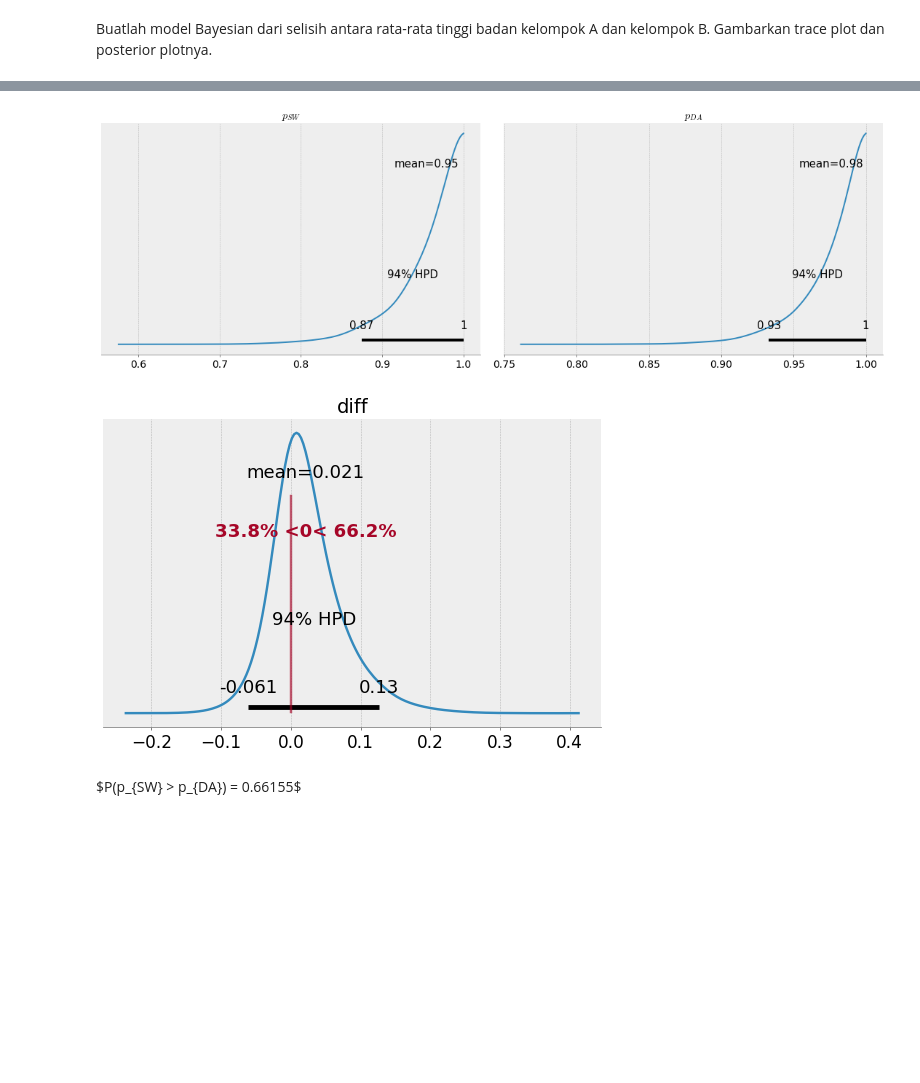
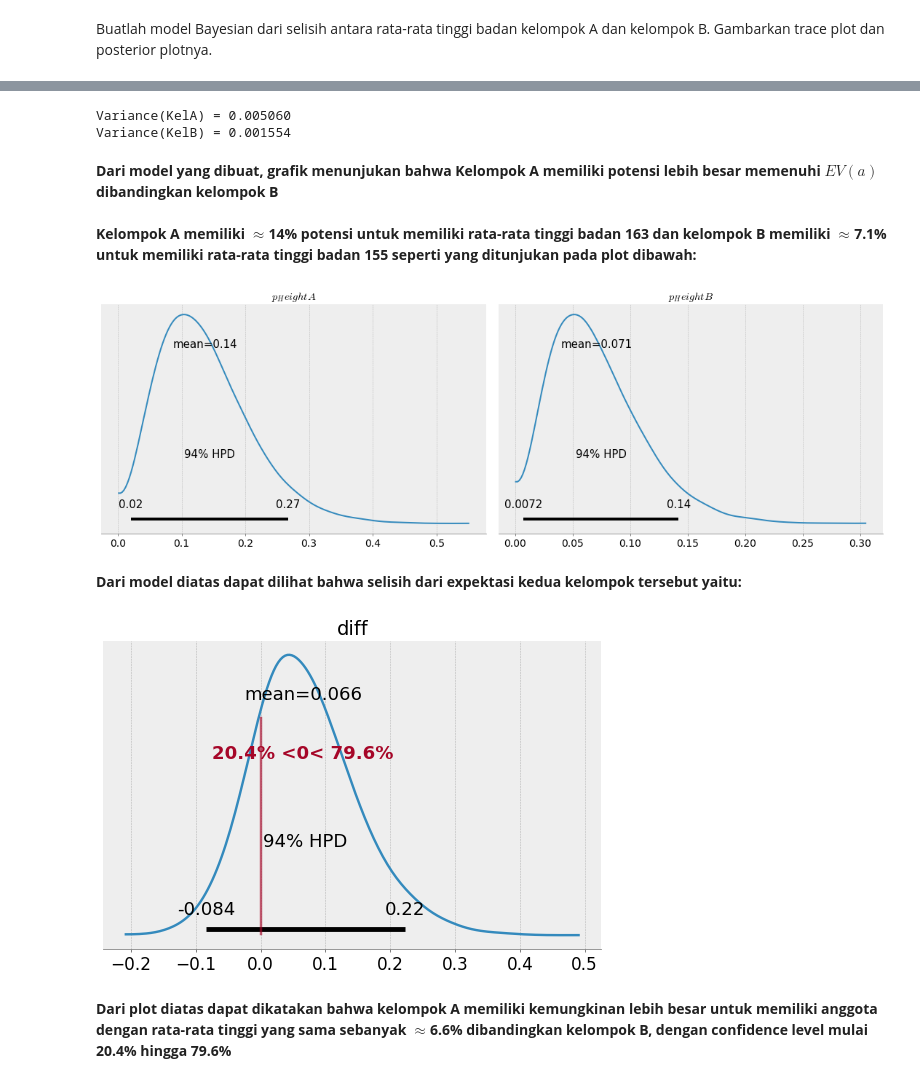
Before and after one commit to satrio-hw/probabilistic-programming, a Jupyter notebook: tugas4_0102517023.ipynb, the cells around one changed output, grey strips where cells are left out. Cells and saved outputs as stored; diff of their text form; code cells hidden in the pictures; blank space fills up the shorter version.

```diff
--- a/tugas4_0102517023.ipynb
+++ b/tugas4_0102517023.ipynb
@@ -209,14 +231,16 @@ data in group B :  40
 with pm.Model() as model_no2:
     # kode Anda di sini
     p_heightA = pm.Beta('prior_a', alpha=1, beta=1) #prior height A
-    solved_heightA = pm.Binomial('hA', n=20, p=p_heightA, observed=20)
+    sesuairatarata_heightA = pm.Binomial('hA', n=20, p=p_heightA, observed=2)
 
     p_heightB = pm.Beta('prior_b', alpha=1, beta=1) #prior height B
-    solved_heightB = pm.Binomial('hB', n=40, p=p_heightB, observed=40)
+    sesuairatarata_heightB = pm.Binomial('hB', n=40, p=p_heightB, observed=2)
 
-    diff = pm.Deterministic('diff', p_heightB - p_heightA)
+    diff = pm.Deterministic('diff', p_heightA - p_heightB)
 
     trace_modelno2 = pm.sample(10000)
+
+pm.summary(trace_modelno2)
 # %% [output]
 Auto-assigning NUTS sampler...
 Initializing NUTS using jitter+adapt_diag...
@@ -232,16 +276,23 @@ pm.summary(trace_modelno2)
+# %%
+print('Variance(KelA) = %f' % ((trace_modelno2['prior_a']).var()))
+print('Variance(KelB) = %f' % ((trace_modelno2['prior_b']).var()))
+# %% [output]
+Variance(KelA) = 0.005060
+Variance(KelB) = 0.001554
+# %% [markdown]
+**Dari model yang dibuat, grafik menunjukan bahwa Kelompok A memiliki potensi lebih besar memenuhi $EV(a)$ dibandingkan kelompok B<br><br>
+Kelompok A memiliki $\approx$14% potensi untuk memiliki rata-rata tinggi badan 163 dan kelompok B memiliki $\approx$7.1% untuk memiliki rata-rata tinggi badan 155 seperti yang ditunjukan pada plot dibawah:**
 # %%
-ax = pm.plot_posterior(trace_modelno2, varnames=['prior_a', 'prior_b'], figsize=(15,5))
-ax[0].set_title('$p_{SW}$')
-ax[1].set_title('$p_{DA}$');
+ax = pm.plot_posterior(trace_modelno2, var_names=['prior_a', 'prior_b'], figsize=(15,5))
+ax[0].set_title('$p_Height A$')
+ax[1].set_title('$p_Height B$');
 # %% [output]
-[figure, old version]
+[figure, new version]
+# %% [markdown]
+**Dari model diatas dapat dilihat bahwa selisih dari expektasi kedua kelompok tersebut yaitu:**
 # %%
 pm.plot_posterior(trace_modelno2, var_names=['diff'], ref_val=0, figsize=(7,5));
 # %% [output]
-[figure, old version]
+[figure, new version]
-# %%
-display(HTML(
-    '$P(p_{SW} > p_{DA}) = %.5f$' % ((trace_modelno2['diff'] > 0).mean())
-))
-# %% [output]
-$P(p_{SW} > p_{DA}) = 0.66155$
+# %% [markdown]
+**Dari plot diatas dapat dikatakan bahwa kelompok A memiliki kemungkinan lebih besar untuk memiliki anggota dengan rata-rata tinggi yang sama sebanyak $\approx$6.6% dibandingkan kelompok B, dengan confidence level mulai 20.4% hingga 79.6%**
```
Also changed, not shown: parts of 21 cells of this notebook.
